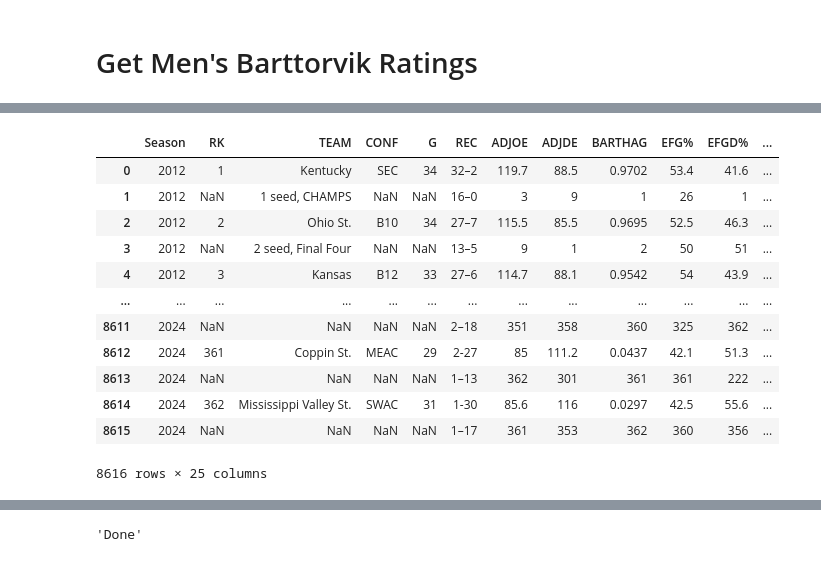
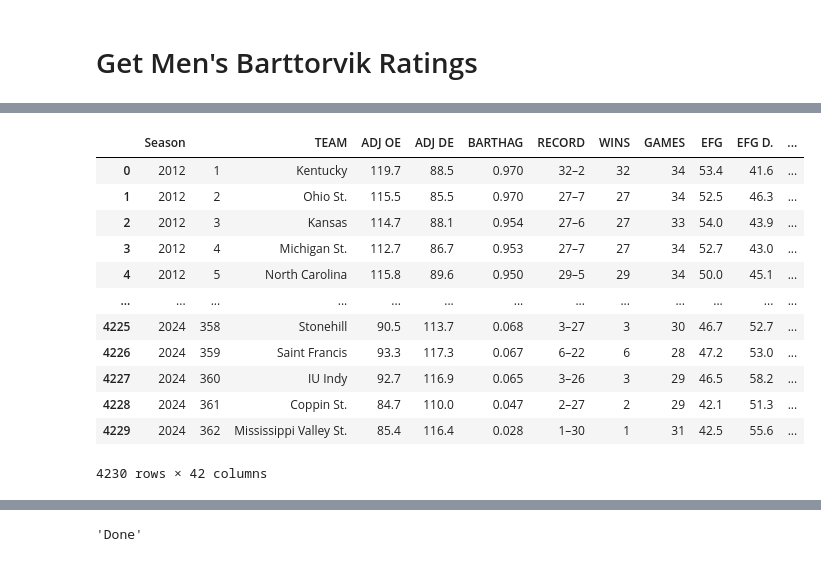
Before and after one commit to shughes1000/march-madness-2025, a Jupyter notebook: data_setup/mens_barttorvik_setup.ipynb, the cells around one changed output, grey strips where cells are left out. Saved outputs shown, nothing was run; the diff lists cells and outputs as text; code cells hidden in the pictures.

Commit message:
Updated barttorvik source

```diff
--- a/data_setup/mens_barttorvik_setup.ipynb
+++ b/data_setup/mens_barttorvik_setup.ipynb
@@ -15,32 +30,37 @@ INCLUDE_CURRENT_SEASON = False
 # %%
 import pandas as pd
 
 pd.set_option('display.max_columns', 100)
 
+def load_data(season: int) -> pd.DataFrame:
+    data = pd.read_excel(f'../data/unprocessed/mens_barttorvik/barttorvik_{season}.xlsx')
+    data.columns = data.columns.str.upper()
+
+    return data
+
 df = pd.concat(
     [
-        pd.read_csv(f'../data/unprocessed/barttorvik/barttorvik_{season}.csv')
-        .assign(Season=season)
+        load_data(season)
         for season in range(2012, SEASON + INCLUDE_CURRENT_SEASON)
         if season != 2020  # cancelled
     ],
     ignore_index=True,
 )
 
-df.insert(0, 'Season', df.pop('Season'))
+df.insert(0, 'Season', df.pop('YEAR'))
 
 df
 # %% [output]
-|  | Season | RK | TEAM | CONF | G | REC | ADJOE | ADJDE | BARTHAG | EFG% | EFGD% | ... |
-| 0 | 2012 | 1 | Kentucky | SEC | 34 | 32–2 | 119.7 | 88.5 | 0.9702 | 53.4 | 41.6 | ... |
-| 1 | 2012 | NaN | 1 seed, CHAMPS | NaN | NaN | 16–0 | 3 | 9 | 1 | 26 | 1 | ... |
-| 2 | 2012 | 2 | Ohio St. | B10 | 34 | 27–7 | 115.5 | 85.5 | 0.9695 | 52.5 | 46.3 | ... |
-| 3 | 2012 | NaN | 2 seed, Final Four | NaN | NaN | 13–5 | 9 | 1 | 2 | 50 | 51 | ... |
-| 4 | 2012 | 3 | Kansas | B12 | 33 | 27–6 | 114.7 | 88.1 | 0.9542 | 54 | 43.9 | ... |
+|  | Season |  | TEAM | ADJ OE | ADJ DE | BARTHAG | RECORD | WINS | GAMES | EFG | EFG D. | ... |
+| 0 | 2012 | 1 | Kentucky | 119.7 | 88.5 | 0.970 | 32–2 | 32 | 34 | 53.4 | 41.6 | ... |
+| 1 | 2012 | 2 | Ohio St. | 115.5 | 85.5 | 0.970 | 27–7 | 27 | 34 | 52.5 | 46.3 | ... |
+| 2 | 2012 | 3 | Kansas | 114.7 | 88.1 | 0.954 | 27–6 | 27 | 33 | 54.0 | 43.9 | ... |
+| 3 | 2012 | 4 | Michigan St. | 112.7 | 86.7 | 0.953 | 27–7 | 27 | 34 | 52.7 | 43.0 | ... |
+| 4 | 2012 | 5 | North Carolina | 115.8 | 89.6 | 0.950 | 29–5 | 29 | 34 | 50.0 | 45.1 | ... |
 | ... | ... | ... | ... | ... | ... | ... | ... | ... | ... | ... | ... | ... |
-| 8611 | 2024 | NaN | NaN | NaN | NaN | 2–18 | 351 | 358 | 360 | 325 | 362 | ... |
-| 8612 | 2024 | 361 | Coppin St. | MEAC | 29 | 2-27 | 85 | 111.2 | 0.0437 | 42.1 | 51.3 | ... |
-| 8613 | 2024 | NaN | NaN | NaN | NaN | 1–13 | 362 | 301 | 361 | 361 | 222 | ... |
-| 8614 | 2024 | 362 | Mississippi Valley St. | SWAC | 31 | 1-30 | 85.6 | 116 | 0.0297 | 42.5 | 55.6 | ... |
-| 8615 | 2024 | NaN | NaN | NaN | NaN | 1–17 | 361 | 353 | 362 | 360 | 356 | ... |
+| 4225 | 2024 | 358 | Stonehill | 90.5 | 113.7 | 0.068 | 3–27 | 3 | 30 | 46.7 | 52.7 | ... |
+| 4226 | 2024 | 359 | Saint Francis | 93.3 | 117.3 | 0.067 | 6–22 | 6 | 28 | 47.2 | 53.0 | ... |
+| 4227 | 2024 | 360 | IU Indy | 92.7 | 116.9 | 0.065 | 3–26 | 3 | 29 | 46.5 | 58.2 | ... |
+| 4228 | 2024 | 361 | Coppin St. | 84.7 | 110.0 | 0.047 | 2–27 | 2 | 29 | 42.1 | 51.3 | ... |
+| 4229 | 2024 | 362 | Mississippi Valley St. | 85.4 | 116.4 | 0.028 | 1–30 | 1 | 31 | 42.5 | 55.6 | ... |
-8616 rows × 25 columns
+4230 rows × 42 columns
```
Also changed, not shown: parts of 12 cells of this notebook.
